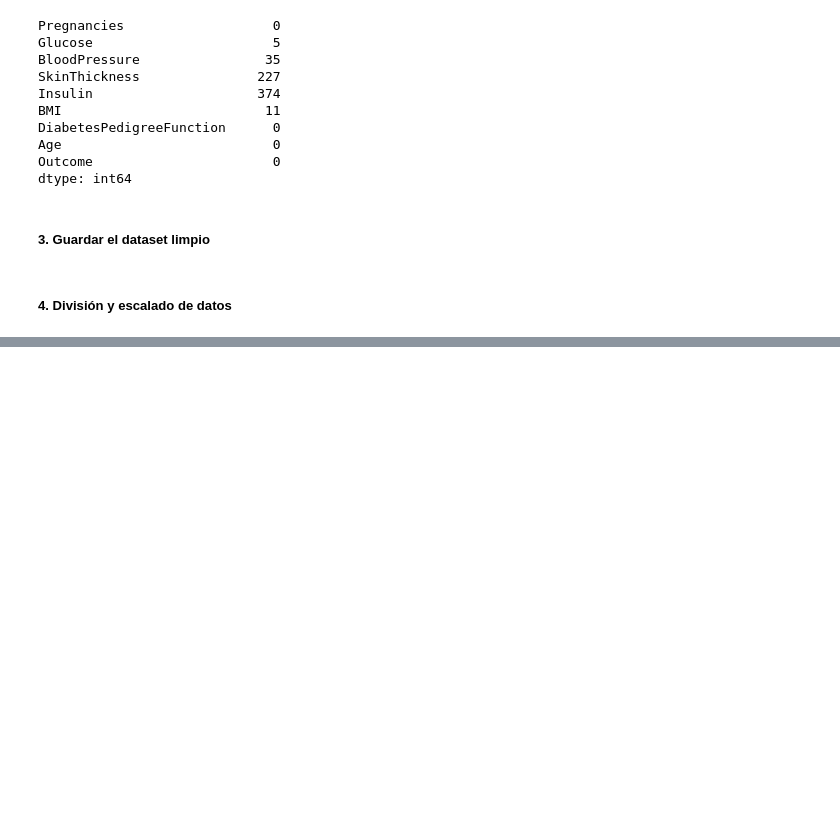
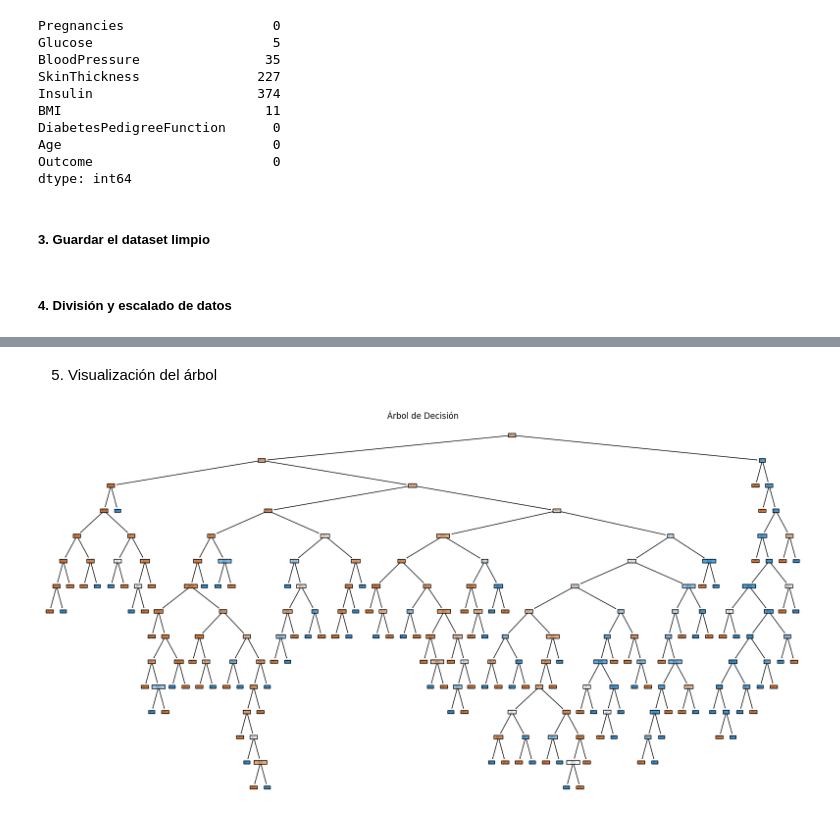
Before and after one commit to 4GeeksAcademy/iddalycastro-eda, a Jupyter notebook: src/04-eda-decision-tree.ipynb, the cells around one changed output, grey strips where cells are left out. Saved outputs shown, nothing was run; the diff lists cells and outputs as text; code cells hidden in the pictures; blank space fills up the shorter version.

```diff
--- a/src/04-eda-decision-tree.ipynb
+++ b/src/04-eda-decision-tree.ipynb
@@ -200,0 +313,14 @@ X_test_norm = pd.DataFrame(scaler.transform(X_test), columns=variables, index=X_
+# %% [markdown]
+5. Visualización del árbol
+# %%
+# Visualizar el árbol
+plt.figure(figsize=(20, 10))
+plot_tree(clf,
+          feature_names=X_train_scaled.columns,
+          class_names=['No Diabetes', 'Diabetes'],  # Ajusta según tus clases
+          filled=True,
+          rounded=True)
+plt.title("Árbol de Decisión")
+plt.show()
+# %% [output]
+[figure, added]
```
Also changed, not shown: parts of 18 cells of this notebook, 1 other file.
